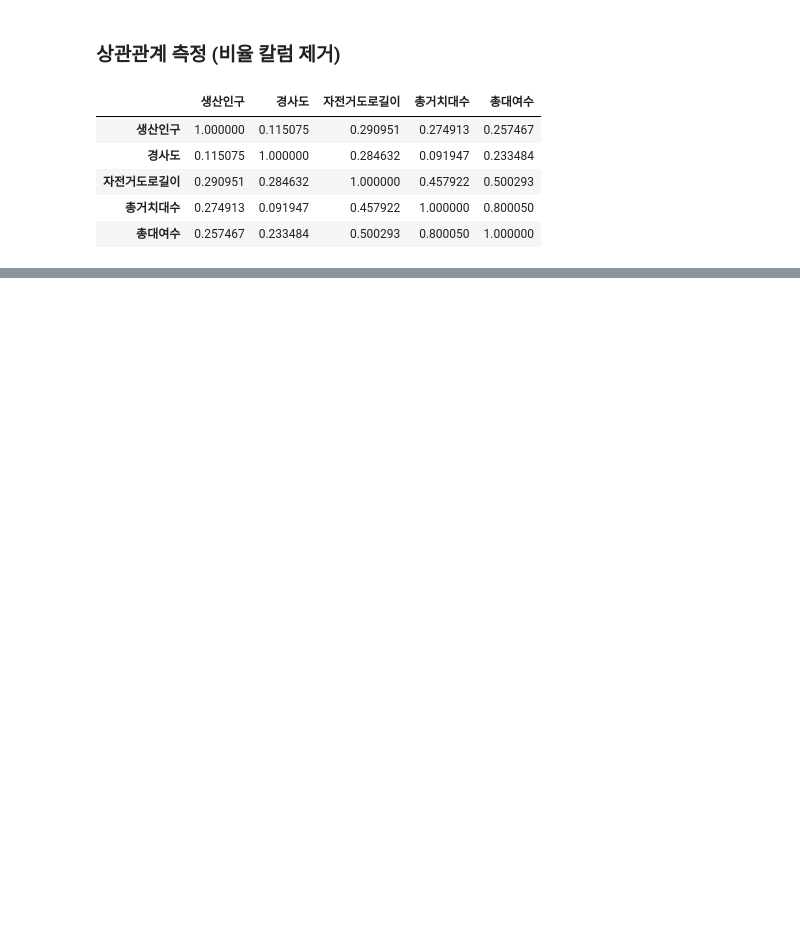
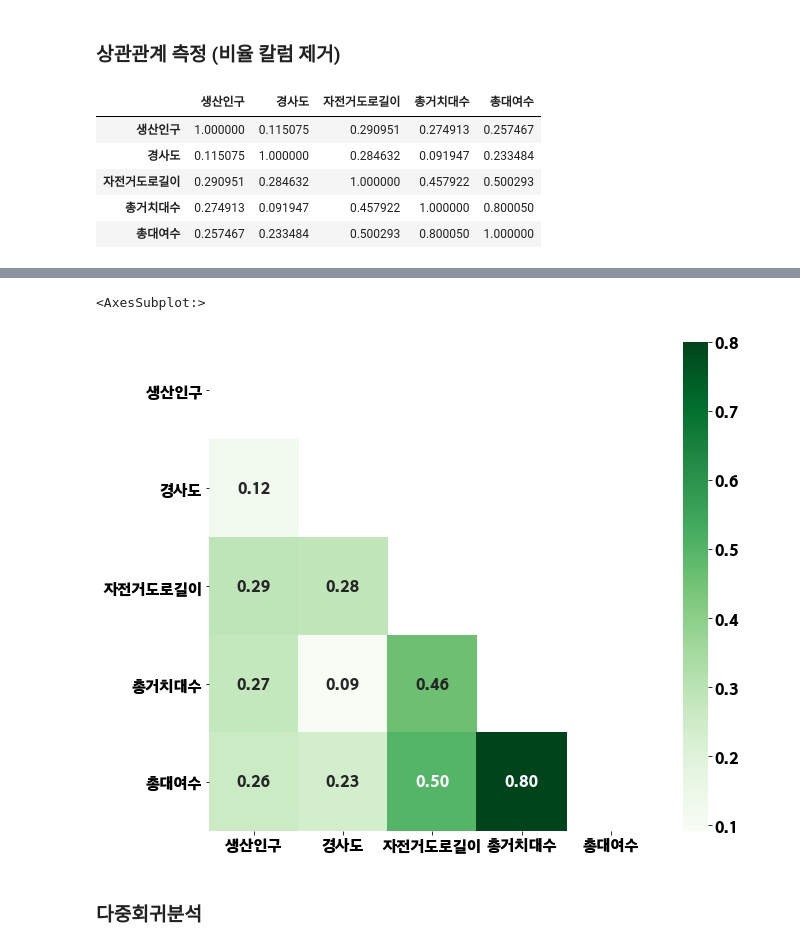
Before and after one commit to JuheePak/Python-project, a Jupyter notebook: source/visualization.ipynb, the cells around one changed output, grey strips where cells are left out. Saved outputs shown, nothing was run; the diff lists cells and outputs as text; code cells hidden in the pictures; blank space fills up the shorter version.

```diff
--- a/source/visualization.ipynb
+++ b/source/visualization.ipynb
@@ -373,0 +367,13 @@ sns.heatmap(data.corr(),
+# %%
+plt.figure(figsize=(10, 9))
+plt.rc('font', size = 15)
+
+mask = np.zeros_like(data.corr())
+mask[np.triu_indices_from(mask)] = True
+plt.rcParams["figure.figsize"] = (10,6) # 그림 크기 조정
+sns.heatmap(data = data.corr(), mask=mask, annot=True, fmt = '.2f', linewidths=0, cmap='Greens')
+# %% [output]
+<AxesSubplot:>
+[figure, added]
+# %% [markdown]
+### 다중회귀분석
```
Also changed, not shown: parts of 36 cells of this notebook, 2 other files.
